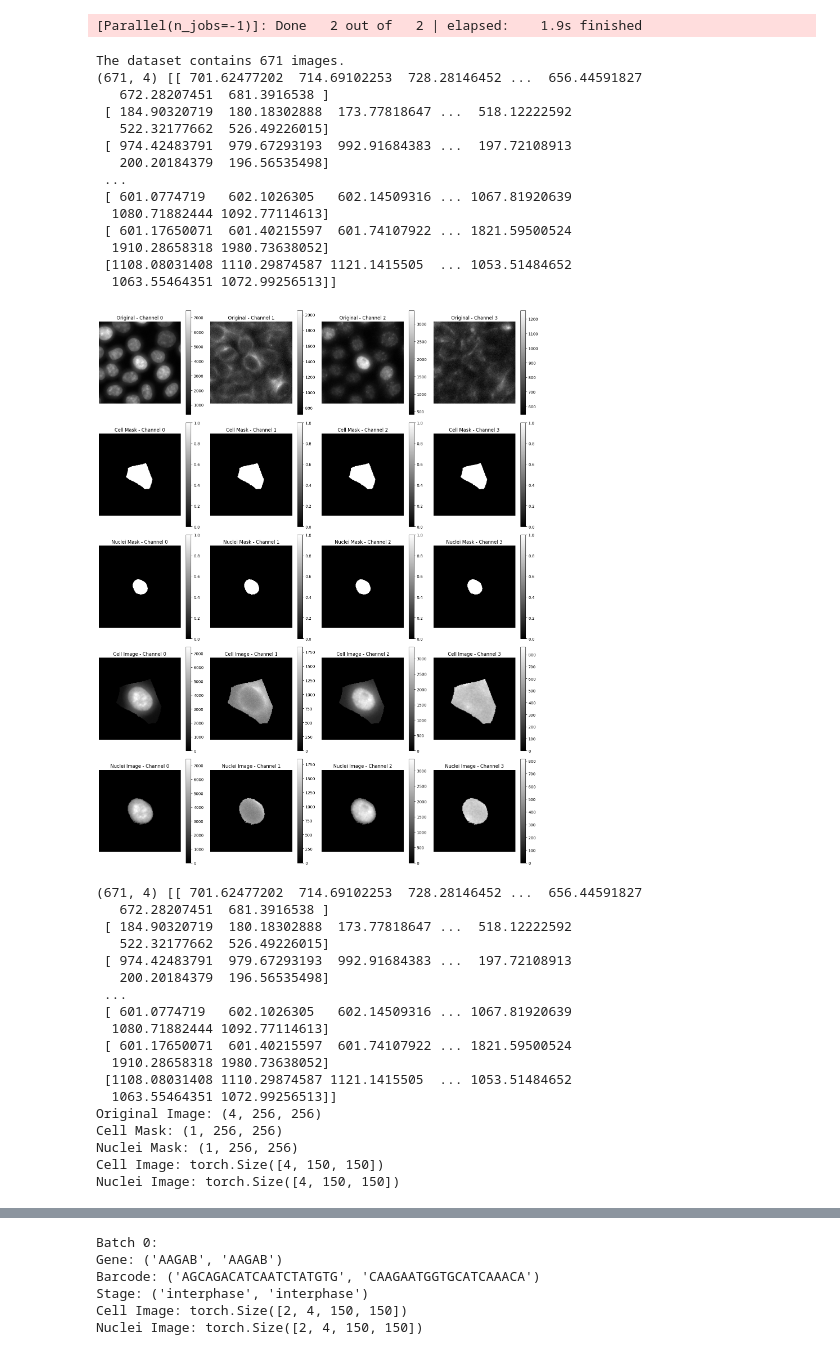
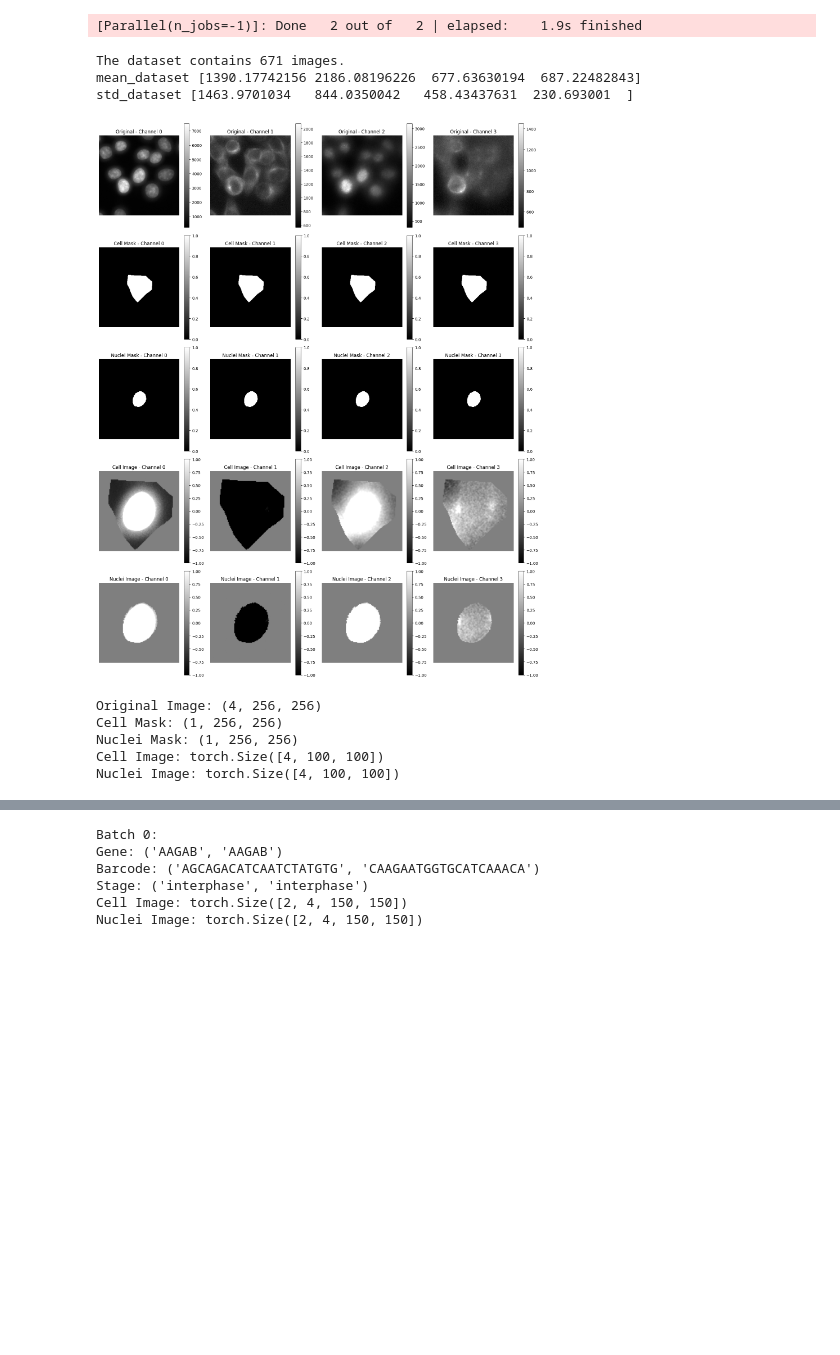
Before and after one commit to Cryaaa/embed_time, a Jupyter notebook: notebooks/dataset_static.ipynb, the cells around one changed output, grey strips where cells are left out. Cells and saved outputs as stored; diff of their text form; code cells hidden in the pictures; blank space fills up the shorter version.

```diff
--- a/notebooks/dataset_static.ipynb
+++ b/notebooks/dataset_static.ipynb
@@ -63,13 +63,14 @@ def plot_cell_data(dataset_image):
         axes[2, channel].set_title(f'{titles[2]} - Channel {channel}')
         plt.colorbar(im, ax=axes[2, channel])
 
-        # Cell image
-        im = axes[3, channel].imshow(cell_images[channel], cmap='gray')
+        # Cell image, scale the color bar to -1 to 1
+        im = axes[3, channel].imshow(cell_images[channel], cmap='gray', vmin=-1, vmax=1)
         axes[3, channel].set_title(f'{titles[3]} - Channel {channel}')
         plt.colorbar(im, ax=axes[3, channel])
 
+
         # Nuclei image
-        im = axes[4, channel].imshow(nuclei_images[channel], cmap='gray')
+        im = axes[4, channel].imshow(nuclei_images[channel], cmap='gray', vmin=-1, vmax=1)
         axes[4, channel].set_title(f'{titles[4]} - Channel {channel}')
         plt.colorbar(im, ax=axes[4, channel])
 
@@ -116,62 +117,41 @@ Dataset split CSV saved to /home/S-md/embed_time/notebooks/splits/example_split.
 # %%
 # Usage example:
 parent_dir = '/mnt/efs/dlmbl/S-md/'
 gene_name = 'AAAS'
 barcode_name = 'ATATGAGCACAATAACGAGC'
 channels = [0, 1, 2, 3]
 cell_cycle_stages = 'interphase'
 mask = "masks"
 normalizations = v2.Compose([
-    v2.ToTensor(),
-    v2.CenterCrop(150),
+    v2.CenterCrop(100),
 ])
 interpolations = None
 
 # Create the dataset
 dataset = ZarrCellDataset_specific(parent_dir, gene_name, barcode_name, channels, cell_cycle_stages, mask, normalizations, interpolations)
 
 # Print the number of images and shapes of the data
 print(f"The dataset contains {len(dataset)} images.")
 
+# Compute the mean and standard deviation of the dataset
+print("mean_dataset", dataset.mean)
+print("std_dataset", dataset.std)
+
 # Plot the first image (index 0)
-plot_cell_data(dataset.__getitem__(42))
+plot_cell_data(dataset[10])
 
 # Print the shapes of the data for the first image
-print_cell_data_shapes(dataset.__getitem__(42))
+print_cell_data_shapes(dataset[10])
 # %% [output]
 The dataset contains 671 images.
-(671, 4) [[ 701.62477202  714.69102253  728.28146452 ...  656.44591827
-   672.28207451  681.3916538 ]
- [ 184.90320719  180.18302888  173.77818647 ...  518.12222592
-   522.32177662  526.49226015]
- [ 974.42483791  979.67293193  992.91684383 ...  197.72108913
-   200.20184379  196.56535498]
- ...
- [ 601.0774719   602.1026305   602.14509316 ... 1067.81920639
-  1080.71882444 1092.77114613]
- [ 601.17650071  601.40215597  601.74107922 ... 1821.59500524
-  1910.28658318 1980.73638052]
- [1108.08031408 1110.29874587 1121.1415505  ... 1053.51484652
-  1063.55464351 1072.99256513]]
+mean_dataset [1390.17742156 2186.08196226  677.63630194  687.22482843]
+std_dataset [1463.9701034   844.0350042   458.43437631  230.693001  ]
-[figure, old version]
+[figure, new version]
-(671, 4) [[ 701.62477202  714.69102253  728.28146452 ...  656.44591827
-   672.28207451  681.3916538 ]
- [ 184.90320719  180.18302888  173.77818647 ...  518.12222592
-   522.32177662  526.49226015]
- [ 974.42483791  979.67293193  992.91684383 ...  197.72108913
-   200.20184379  196.56535498]
- ...
- [ 601.0774719   602.1026305   602.14509316 ... 1067.81920639
-  1080.71882444 1092.77114613]
- [ 601.17650071  601.40215597  601.74107922 ... 1821.59500524
-  1910.28658318 1980.73638052]
- [1108.08031408 1110.29874587 1121.1415505  ... 1053.51484652
-  1063.55464351 1072.99256513]]
 Original Image: (4, 256, 256)
 Cell Mask: (1, 256, 256)
 Nuclei Mask: (1, 256, 256)
-Cell Image: torch.Size([4, 150, 150])
-Nuclei Image: torch.Size([4, 150, 150])
+Cell Image: torch.Size([4, 100, 100])
+Nuclei Image: torch.Size([4, 100, 100])
 # %%
 # Create a DataLoader for the dataset
 dataloader = DataLoader(dataset, batch_size=2, shuffle=True)
```
Also changed, not shown: parts of 2 cells of this notebook, 1 other file.
